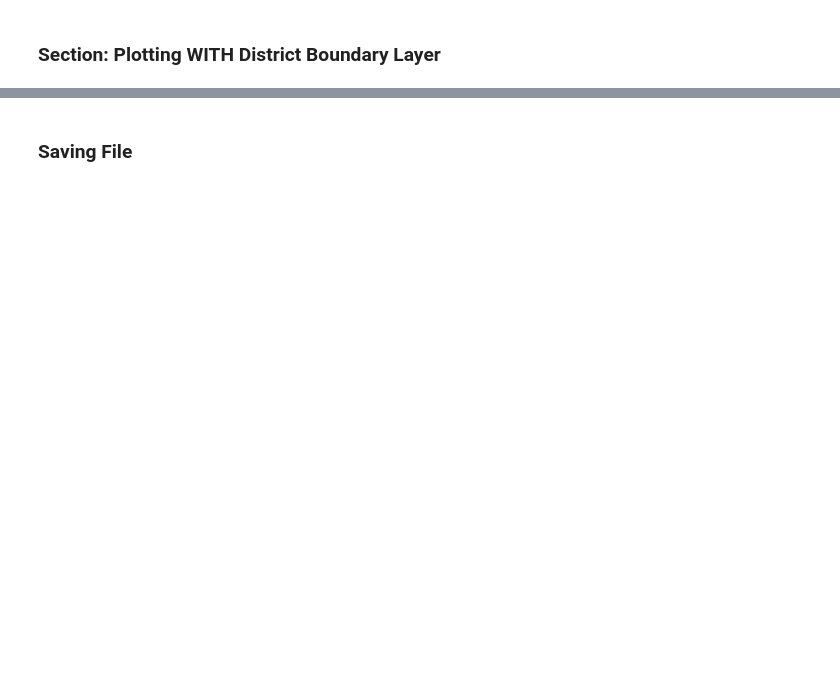
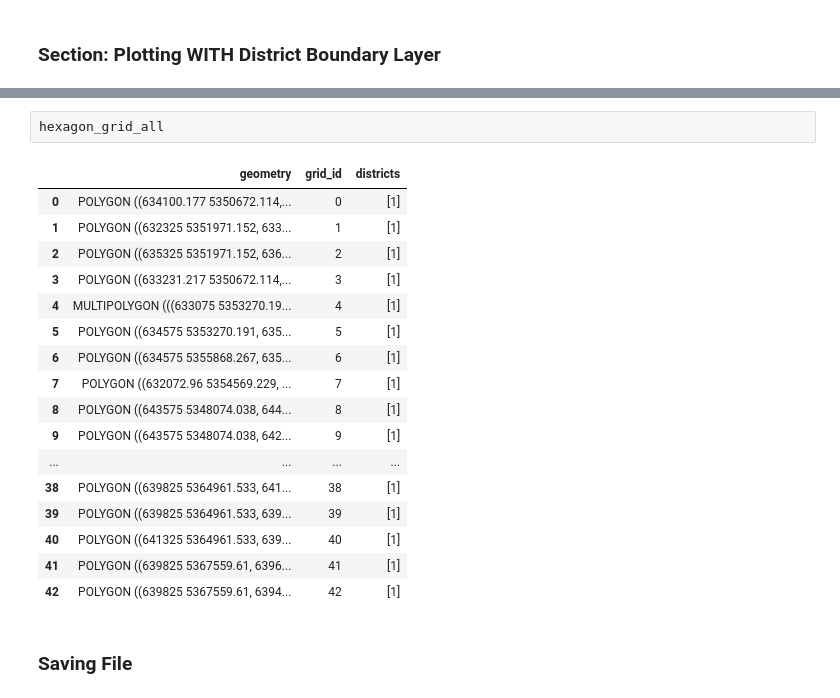
Before and after one commit to nkt1313/bavaria_simulations, a Jupyter notebook: src/data_preprocessing/create_hexagons_for_augsburg.ipynb, the cells around one changed output, grey strips where cells are left out. Drawn from its saved outputs; the diff is of its cells as text; blank space fills up the shorter version.

```diff
--- a/src/data_preprocessing/create_hexagons_for_augsburg.ipynb
+++ b/src/data_preprocessing/create_hexagons_for_augsburg.ipynb
@@ -338,2 +361,22 @@ plt.show()
+# %%
+hexagon_grid_all
+# %% [output]
+|  | geometry | grid_id | districts |
+| 0 | POLYGON ((634100.177 5350672.114,... | 0 | [1] |
+| 1 | POLYGON ((632325 5351971.152, 633... | 1 | [1] |
+| 2 | POLYGON ((635325 5351971.152, 636... | 2 | [1] |
+| 3 | POLYGON ((633231.217 5350672.114,... | 3 | [1] |
+| 4 | MULTIPOLYGON (((633075 5353270.19... | 4 | [1] |
+| 5 | POLYGON ((634575 5353270.191, 635... | 5 | [1] |
+| 6 | POLYGON ((634575 5355868.267, 635... | 6 | [1] |
+| 7 | POLYGON ((632072.96 5354569.229, ... | 7 | [1] |
+| 8 | POLYGON ((643575 5348074.038, 644... | 8 | [1] |
+| 9 | POLYGON ((643575 5348074.038, 642... | 9 | [1] |
+| ... | ... | ... | ... |
+| 38 | POLYGON ((639825 5364961.533, 641... | 38 | [1] |
+| 39 | POLYGON ((639825 5364961.533, 639... | 39 | [1] |
+| 40 | POLYGON ((641325 5364961.533, 639... | 40 | [1] |
+| 41 | POLYGON ((639825 5367559.61, 6396... | 41 | [1] |
+| 42 | POLYGON ((639825 5367559.61, 6394... | 42 | [1] |
 # %% [markdown]
 ### Saving File
```
Also changed, not shown: parts of 11 cells of this notebook.
